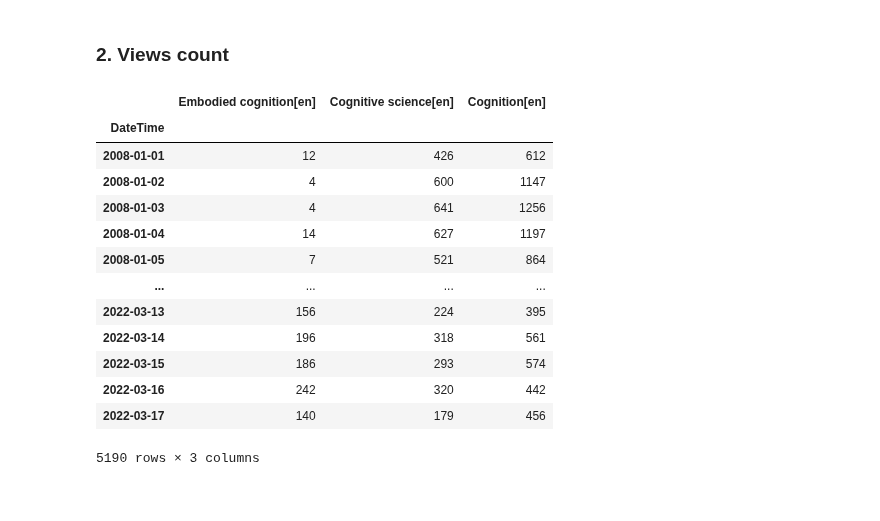
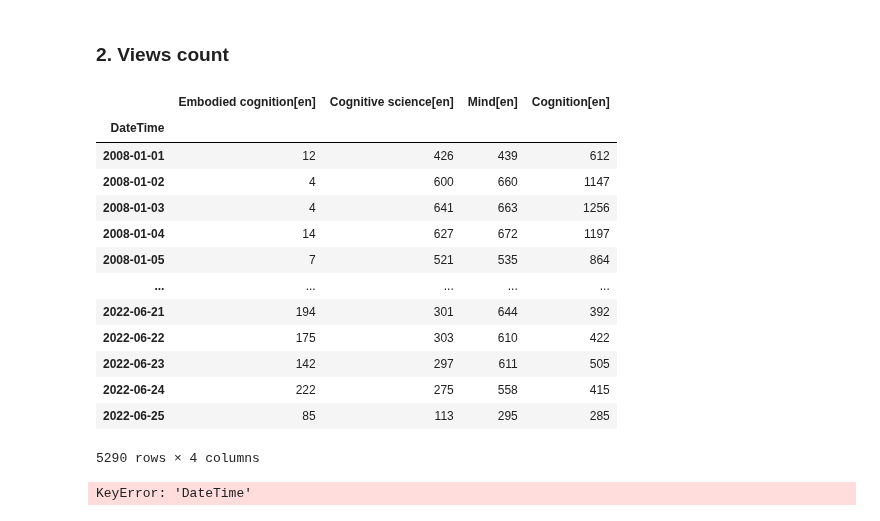
Before and after one commit to JohnMadrid/EC_env_images, a Jupyter notebook: WikiPageAnalysis/page_visits_analysis.ipynb, the cells around one changed output. Drawn from its saved outputs; the diff is of its cells as text; code cells hidden in the pictures.

```diff
--- a/WikiPageAnalysis/page_visits_analysis.ipynb
+++ b/WikiPageAnalysis/page_visits_analysis.ipynb
@@ -6,12 +6,13 @@ In what follows, an analysis of the page edits and views count for the _"Embodie
 # %%
 import pandas as pd
 from matplotlib import pyplot as plt
+plt.rcParams.update({'font.size': 22})
+import seaborn as sns
+import numpy as np
 import datetime
 
-df_views_count = pd.read_csv('wiki_ec_page_views.csv', delimiter=",", header=0, index_col=False)
+df_views_count = pd.read_csv('Data/wikishark_ec_page_views.csv', delimiter=",", header=0, index_col=False)
+df_views_count_update = pd.read_csv('Data/wikishark_ec_page_views_updated.csv', delimiter=",", header=0, index_col=False)
+df_edits_count = pd.read_csv('Data/wikishark_ec_edits_count2.csv', delimiter=",", header=0, index_col=False)
 
-df_edits_count = pd.read_csv('wiki_ec_edits_count2.csv', delimiter=",", header=0, index_col=False)
-
-# Converting date to a datestamp type
-df_views_count["DateTime"] = pd.to_datetime(df_views_count["DateTime"])
-df_edits_count["Month"] = pd.to_datetime(df_edits_count["Month"])
+df_edits_count
@@ -18,3 +33,8 @@ df_edits_count["Month"] = pd.to_datetime(df_edits_count["Month"])
+# %%
+# Converting date to a datestamp type
+df_views_count["DateTime"] = pd.to_datetime(df_views_count["DateTime"])
+df_views_count_update["DateTime"] = pd.to_datetime(df_views_count_update["DateTime"])
+df_edits_count["DateTime"] = pd.to_datetime(df_edits_count["DateTime"])
 # %% [markdown]
 ### 1. Data  preprocessing
 # %%
@@ -23,7 +43,8 @@ print(df_edits_count.isnull().sum())
 #
 # Setting DateTime as index from csv files
 df_views_count = df_views_count.set_index("DateTime")
-df_edits_count = df_edits_count.set_index("Month")
+df_views_count_update = df_views_count_update.set_index("DateTime")
+df_edits_count = df_edits_count.set_index("DateTime")
 
 df_edits_count.index
 # %% [output]
@@ -179,18 +161,19 @@ The PostScript backend does not support transparency; partially transparent arti
 ### 2. Views count
 # %%
 df_views_count
+df_views_count_update
 # %% [output]
-|  | Embodied cognition[en] | Cognitive science[en] | Cognition[en] |
-| DateTime |  |  |  |
-| 2008-01-01 | 12 | 426 | 612 |
-| 2008-01-02 | 4 | 600 | 1147 |
-| 2008-01-03 | 4 | 641 | 1256 |
-| 2008-01-04 | 14 | 627 | 1197 |
-| 2008-01-05 | 7 | 521 | 864 |
-| ... | ... | ... | ... |
-| 2022-03-13 | 156 | 224 | 395 |
-| 2022-03-14 | 196 | 318 | 561 |
-| 2022-03-15 | 186 | 293 | 574 |
-| 2022-03-16 | 242 | 320 | 442 |
-| 2022-03-17 | 140 | 179 | 456 |
+|  | Embodied cognition[en] | Cognitive science[en] | Mind[en] | Cognition[en] |
+| DateTime |  |  |  |  |
+| 2008-01-01 | 12 | 426 | 439 | 612 |
+| 2008-01-02 | 4 | 600 | 660 | 1147 |
+| 2008-01-03 | 4 | 641 | 663 | 1256 |
+| 2008-01-04 | 14 | 627 | 672 | 1197 |
+| 2008-01-05 | 7 | 521 | 535 | 864 |
+| ... | ... | ... | ... | ... |
+| 2022-06-21 | 194 | 301 | 644 | 392 |
+| 2022-06-22 | 175 | 303 | 610 | 422 |
+| 2022-06-23 | 142 | 297 | 611 | 505 |
+| 2022-06-24 | 222 | 275 | 558 | 415 |
+| 2022-06-25 | 85 | 113 | 295 | 285 |
-5190 rows × 3 columns
+5290 rows × 4 columns
@@ -197 +189,7 @@ df_views_count
+# %%
+moth_view, year_view = group_moth_year(df_views_count['DateTime'])
+moth_view_new, year_view_new = group_moth_year(df_views_count_update['DateTime'])
+moth_view_new
+# %% [output]
+KeyError: 'DateTime'
 # %%
```
Also changed, not shown: parts of 19 cells of this notebook, 8 other files.
